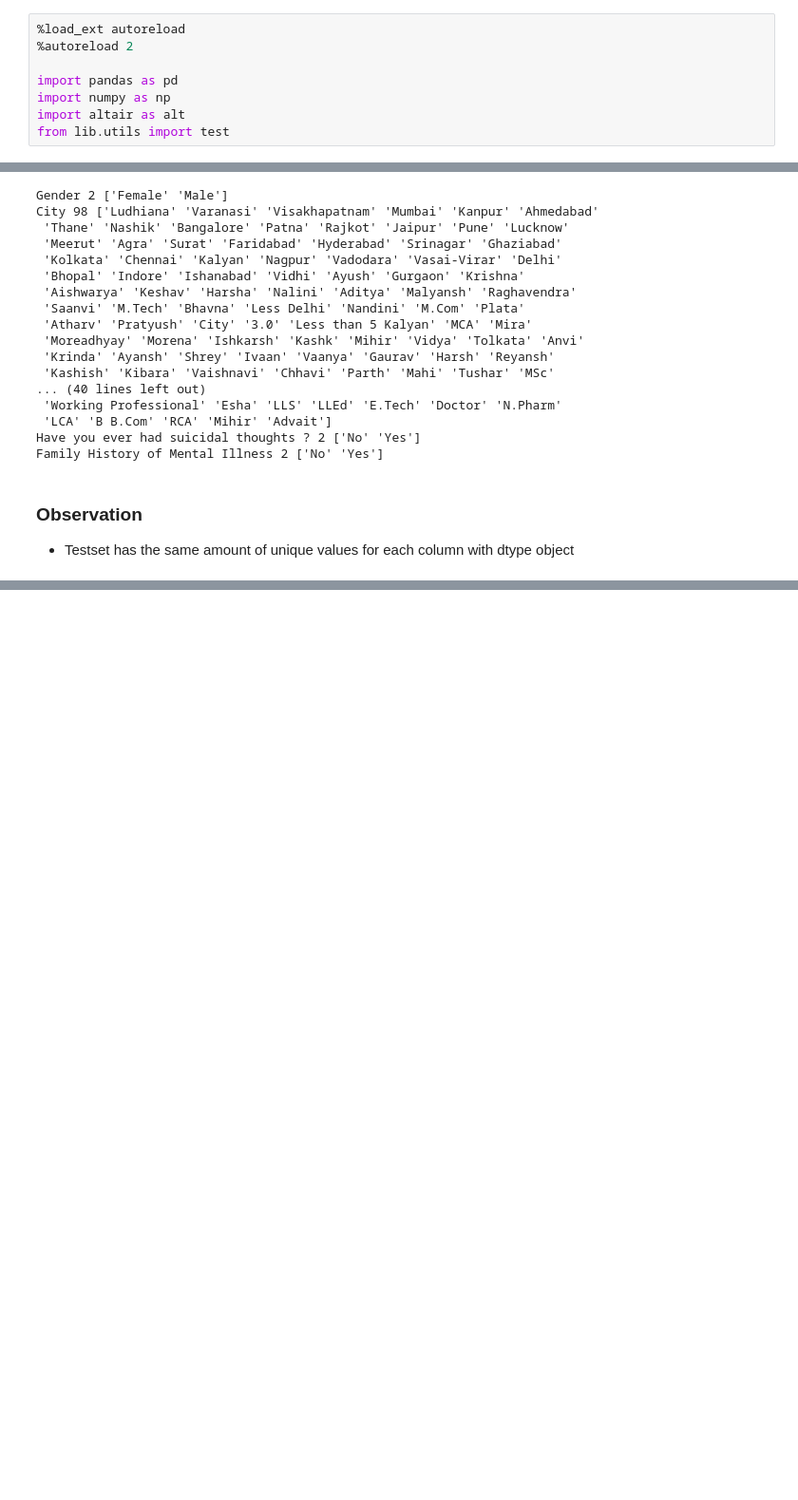
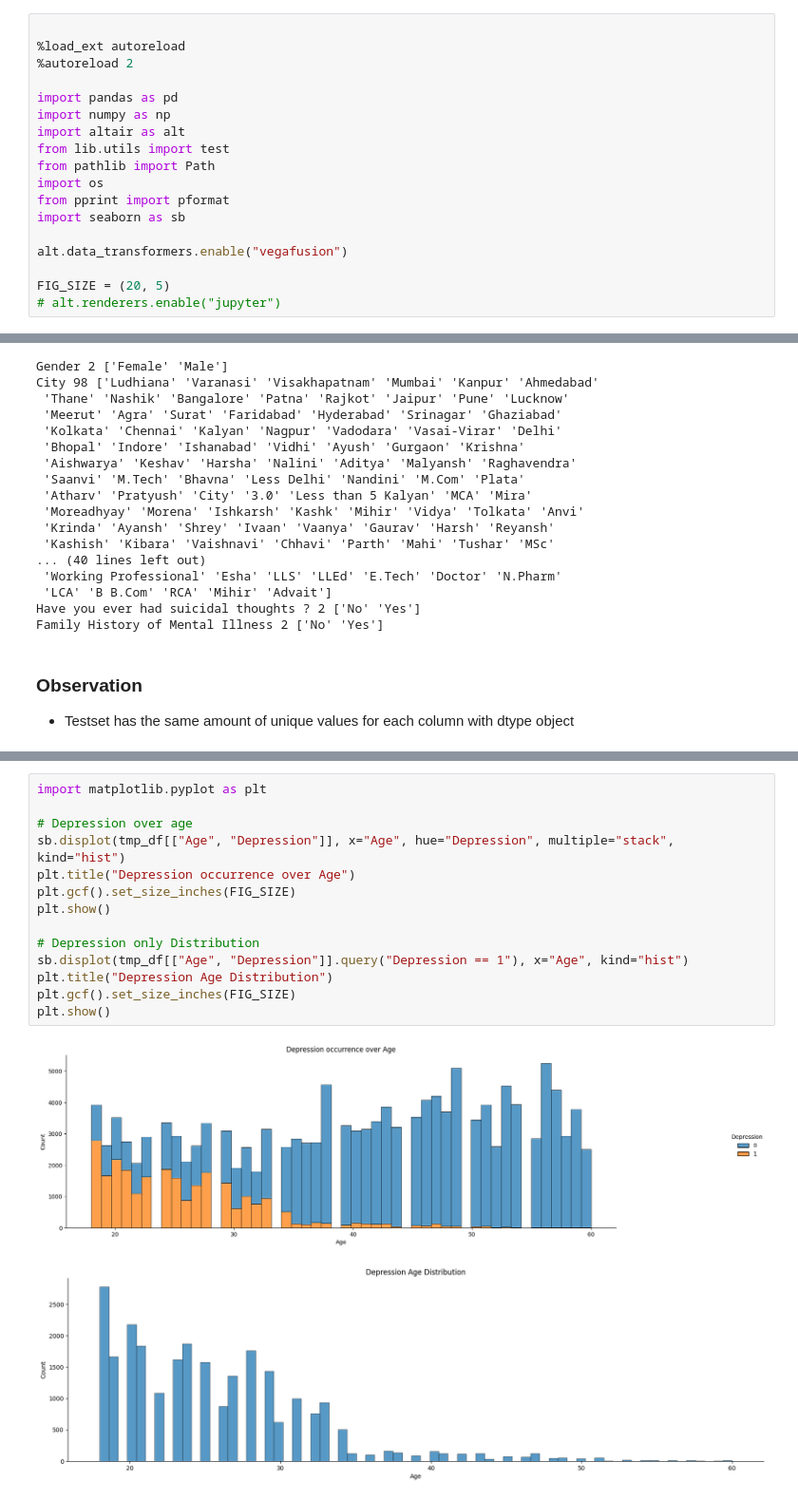
Before and after one commit to ypj95/kc_mental_health2024, a Jupyter notebook: notebooks/00_data_overview.ipynb, the cells around one changed output, grey strips where cells are left out. Shown at 95% size. Saved outputs shown, nothing was run; the diff lists cells and outputs as text; blank space fills up the shorter version.

```diff
--- a/notebooks/00_data_overview.ipynb
+++ b/notebooks/00_data_overview.ipynb
@@ -1,4 +1,5 @@
 # %%
+
 %load_ext autoreload
 %autoreload 2
 
@@ -6,6 +7,15 @@ import pandas as pd
 import numpy as np
 import altair as alt
 from lib.utils import test
+from pathlib import Path
+import os
+from pprint import pformat
+import seaborn as sb
+
+alt.data_transformers.enable("vegafusion")
+
+FIG_SIZE = (20, 5)
+# alt.renderers.enable("jupyter")
 # %% [output]
 The autoreload extension is already loaded. To reload it, use:
   %reload_ext autoreload
@@ -253,0 +291,17 @@ N-Different Values:  0   Equal Values:   2
+# %%
+import matplotlib.pyplot as plt
+
+# Depression over age
+sb.displot(tmp_df[["Age", "Depression"]], x="Age", hue="Depression", multiple="stack", kind="hist")
+plt.title("Depression occurrence over Age")
+plt.gcf().set_size_inches(FIG_SIZE)
+plt.show()
+
+# Depression only Distribution
+sb.displot(tmp_df[["Age", "Depression"]].query("Depression == 1"), x="Age", kind="hist")
+plt.title("Depression Age Distribution")
+plt.gcf().set_size_inches(FIG_SIZE)
+plt.show()
+# %% [output]
+[figure, added]
+[figure, added]
```
Also changed, not shown: parts of 22 cells of this notebook, 2 other files.
